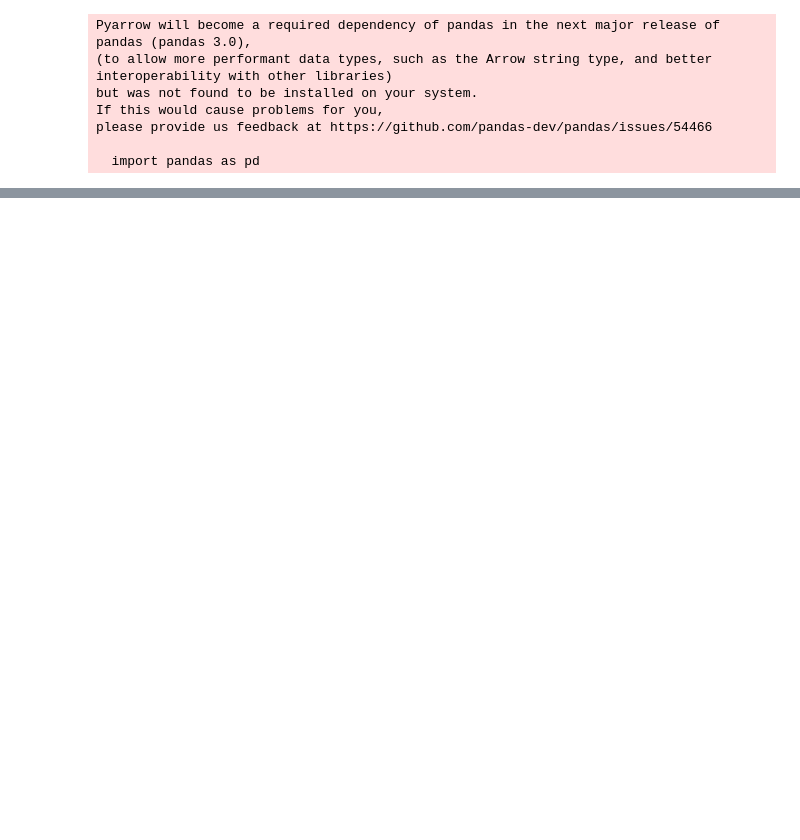
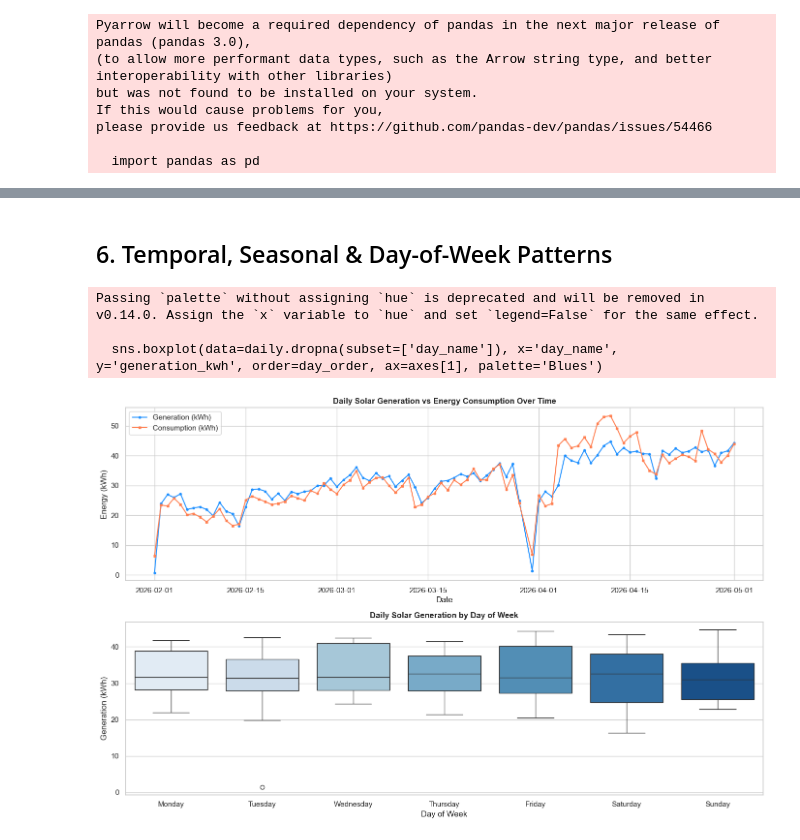
Before and after one commit to patelom2810/Solar-Energy-Generation-Weather-Analytics, a Jupyter notebook: notebooks/01_EDA.ipynb, the cells around one changed output, grey strips where cells are left out. Saved outputs shown, nothing was run; the diff lists cells and outputs as text; code cells hidden in the pictures; blank space fills up the shorter version.

```diff
--- a/notebooks/01_EDA.ipynb
+++ b/notebooks/01_EDA.ipynb
@@ -28,0 +128,26 @@ print(daily.shape, daily.columns.tolist())
+# %% [markdown]
+## 6. Temporal, Seasonal & Day-of-Week Patterns
+# %%
+fig, axes = plt.subplots(2, 1, figsize=(14, 9))
+
+daily_sorted = daily.sort_values('date')
+axes[0].plot(daily_sorted['date'], daily_sorted['generation_kwh'], label='Generation (kWh)', marker='o', markersize=3, color='dodgerblue')
+axes[0].plot(daily_sorted['date'], daily_sorted['consumption_kwh'], label='Consumption (kWh)', marker='s', markersize=3, color='coral')
+axes[0].set_title('Daily Solar Generation vs Energy Consumption Over Time', fontweight='bold')
+axes[0].set_xlabel('Date')
+axes[0].set_ylabel('Energy (kWh)')
+axes[0].legend()
+
+day_order = ['Monday', 'Tuesday', 'Wednesday', 'Thursday', 'Friday', 'Saturday', 'Sunday']
+sns.boxplot(data=daily.dropna(subset=['day_name']), x='day_name', y='generation_kwh', order=day_order, ax=axes[1], palette='Blues')
+axes[1].set_title('Daily Solar Generation by Day of Week', fontweight='bold')
+axes[1].set_xlabel('Day of Week')
+axes[1].set_ylabel('Generation (kWh)')
+
+plt.tight_layout()
+plt.show()
+# %% [output]
+Passing `palette` without assigning `hue` is deprecated and will be removed in v0.14.0. Assign the `x` variable to `hue` and set `legend=False` for the same effect.
+
+  sns.boxplot(data=daily.dropna(subset=['day_name']), x='day_name', y='generation_kwh', order=day_order, ax=axes[1], palette='Blues')
+[figure, added]
```
Also changed, not shown: parts of 15 cells of this notebook, 11 other files.
